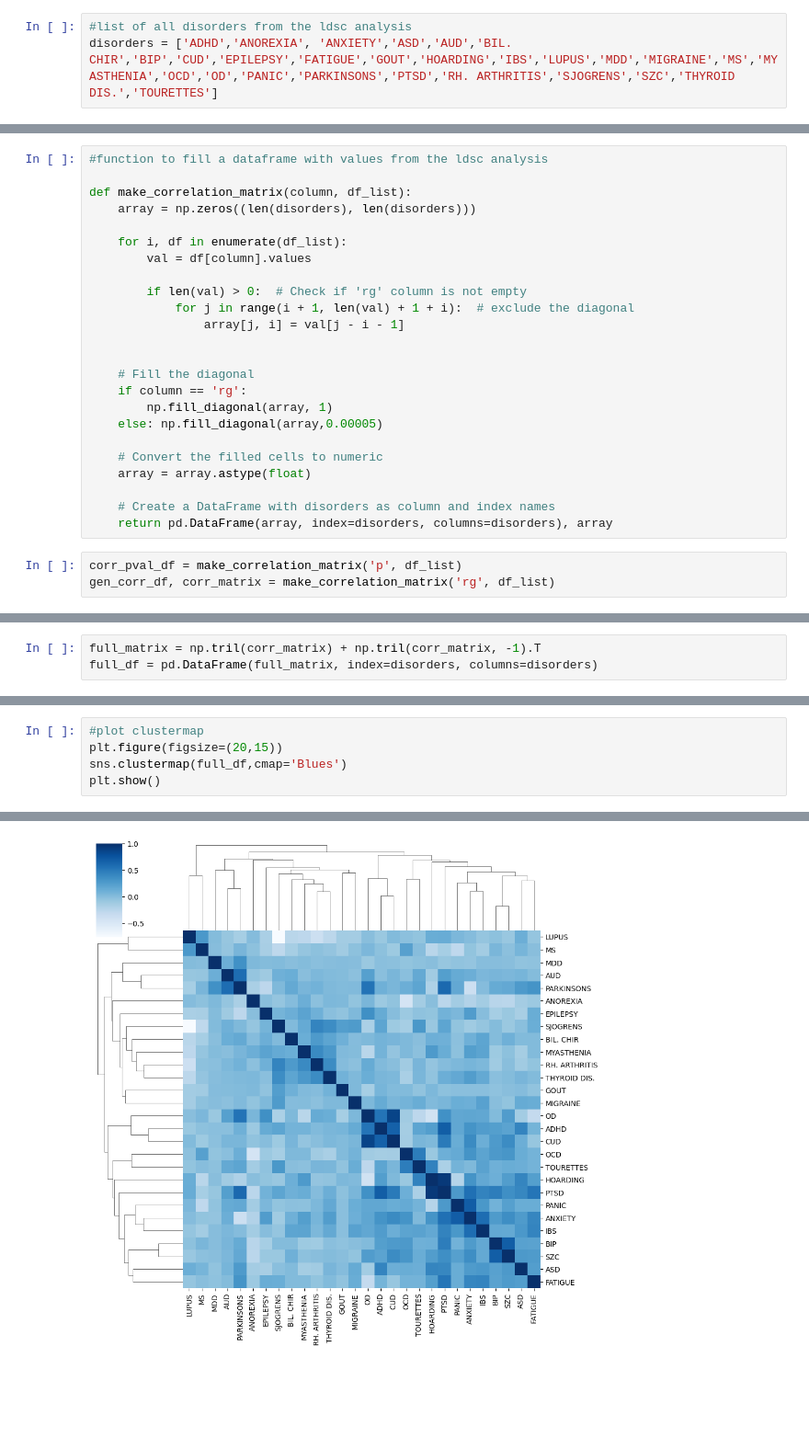
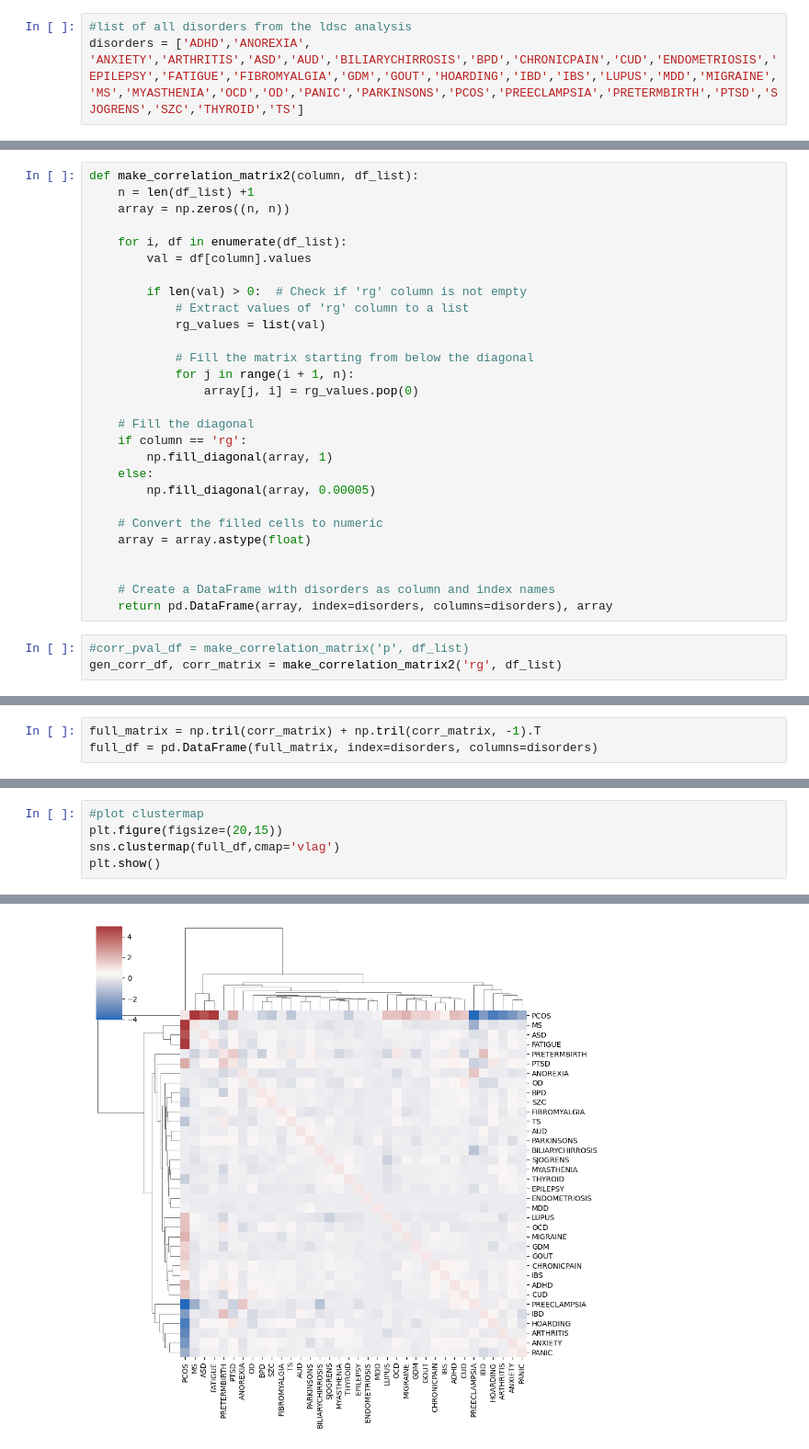
Before and after one commit to Aje026/Genetic-Overlap-in-Female-Biased-Disorders, a Jupyter notebook: correlation_ldsc_all.ipynb, the cells around one changed output, grey strips where cells are left out. Shown at 92% size. Drawn from its saved outputs; the diff is of its cells as text; blank space fills up the shorter version.

Commit message:
correlation heatmap

```diff
--- a/correlation_ldsc_all.ipynb
+++ b/correlation_ldsc_all.ipynb
@@ -6,4 +6,4 @@ import numpy as np
 import glob
 # %%
 #list of all disorders from the ldsc analysis
-disorders = ['ADHD','ANOREXIA', 'ANXIETY','ASD','AUD','BIL. CHIR','BIP','CUD','EPILEPSY','FATIGUE','GOUT','HOARDING','IBS','LUPUS','MDD','MIGRAINE','MS','MYASTHENIA','OCD','OD','PANIC','PARKINSONS','PTSD','RH. ARTHRITIS','SJOGRENS','SZC','THYROID DIS.','TOURETTES']
+disorders = ['ADHD','ANOREXIA', 'ANXIETY','ARTHRITIS','ASD','AUD','BILIARYCHIRROSIS','BPD','CHRONICPAIN','CUD','ENDOMETRIOSIS','EPILEPSY','FATIGUE','FIBROMYALGIA','GDM','GOUT','HOARDING','IBD','IBS','LUPUS','MDD','MIGRAINE','MS','MYASTHENIA','OCD','OD','PANIC','PARKINSONS','PCOS','PREECLAMPSIA','PRETERMBIRTH','PTSD','SJOGRENS','SZC','THYROID','TS']
@@ -28,27 +41,31 @@ for file in ex_table_files:
 # %%
-#function to fill a dataframe with values from the ldsc analysis
-
-def make_correlation_matrix(column, df_list):
-    array = np.zeros((len(disorders), len(disorders)))
+def make_correlation_matrix2(column, df_list):
+    n = len(df_list) +1
+    array = np.zeros((n, n))
 
     for i, df in enumerate(df_list):
         val = df[column].values
 
         if len(val) > 0:  # Check if 'rg' column is not empty
-            for j in range(i + 1, len(val) + 1 + i):  # exclude the diagonal
-                array[j, i] = val[j - i - 1]
+            # Extract values of 'rg' column to a list
+            rg_values = list(val)
 
+            # Fill the matrix starting from below the diagonal
+            for j in range(i + 1, n):
+                array[j, i] = rg_values.pop(0)
 
     # Fill the diagonal
     if column == 'rg':
         np.fill_diagonal(array, 1)
-    else: np.fill_diagonal(array,0.00005)
+    else:
+        np.fill_diagonal(array, 0.00005)
 
     # Convert the filled cells to numeric
     array = array.astype(float)
 
+
     # Create a DataFrame with disorders as column and index names
     return pd.DataFrame(array, index=disorders, columns=disorders), array
 # %%
-corr_pval_df = make_correlation_matrix('p', df_list)
-gen_corr_df, corr_matrix = make_correlation_matrix('rg', df_list)
+#corr_pval_df = make_correlation_matrix('p', df_list)
+gen_corr_df, corr_matrix = make_correlation_matrix2('rg', df_list)
@@ -81,8 +113,8 @@ plt.show()
 # %%
 #plot clustermap
 plt.figure(figsize=(20,15))
-sns.clustermap(full_df,cmap='Blues')
+sns.clustermap(full_df,cmap='vlag')
 plt.show()
 # %% [output]
 <Figure size 2000x1500 with 0 Axes>
-[figure, old version]
+[figure, new version]
```
Also changed, not shown: parts of 7 cells of this notebook.
